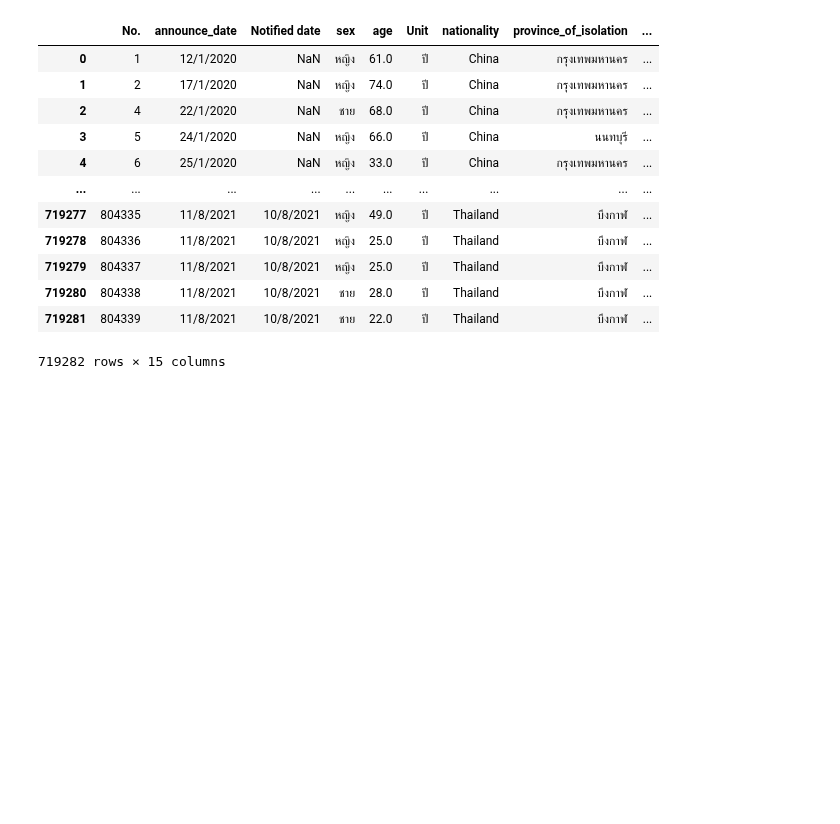
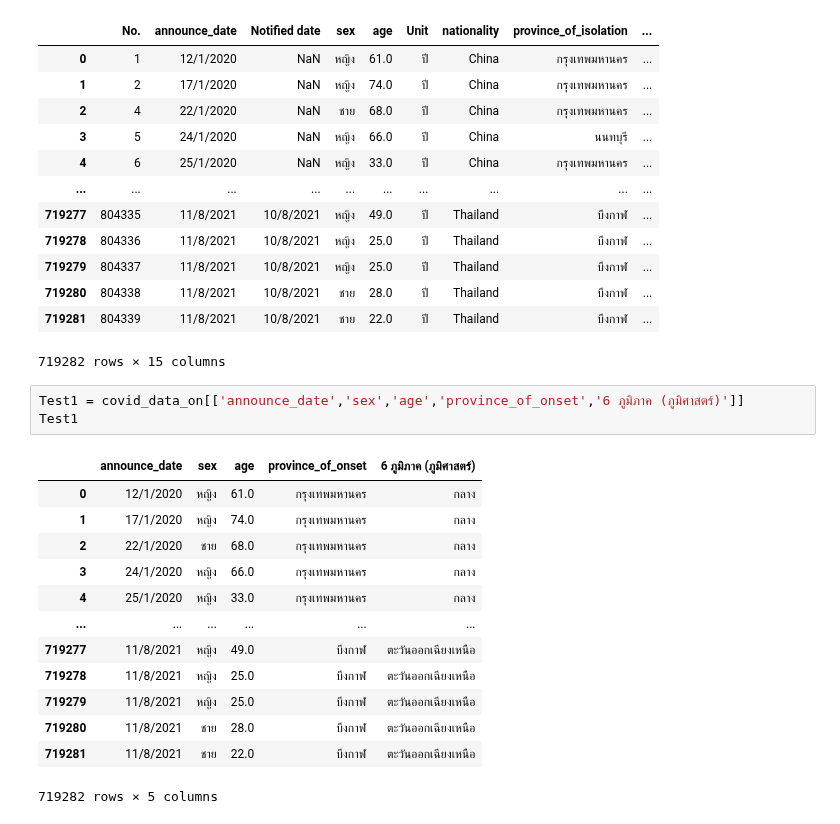
Before and after one commit to sitthatkaja/data_viz_2022, a Jupyter notebook: BasicPython&DataViz_midterm2022.ipynb, the cells around one changed output. Saved outputs shown, nothing was run; the diff lists cells and outputs as text; blank space fills up the shorter version.

```diff
--- a/BasicPython&DataViz_midterm2022.ipynb
+++ b/BasicPython&DataViz_midterm2022.ipynb
@@ -136,3 +136,20 @@ covid_data_on
 | 719280 | 804338 | 11/8/2021 | 10/8/2021 | ชาย | 28.0 | ปี | Thailand | บึงกาฬ | ... |
 | 719281 | 804339 | 11/8/2021 | 10/8/2021 | ชาย | 22.0 | ปี | Thailand | บึงกาฬ | ... |
 719282 rows × 15 columns
+# %%
+Test1 = covid_data_on[['announce_date','sex','age','province_of_onset','6 ภูมิภาค (ภูมิศาสตร์)']]
+Test1
+# %% [output]
+|  | announce_date | sex | age | province_of_onset | 6 ภูมิภาค (ภูมิศาสตร์) |
+| 0 | 12/1/2020 | หญิง | 61.0 | กรุงเทพมหานคร | กลาง |
+| 1 | 17/1/2020 | หญิง | 74.0 | กรุงเทพมหานคร | กลาง |
+| 2 | 22/1/2020 | ชาย | 68.0 | กรุงเทพมหานคร | กลาง |
+| 3 | 24/1/2020 | หญิง | 66.0 | กรุงเทพมหานคร | กลาง |
+| 4 | 25/1/2020 | หญิง | 33.0 | กรุงเทพมหานคร | กลาง |
+| ... | ... | ... | ... | ... | ... |
+| 719277 | 11/8/2021 | หญิง | 49.0 | บึงกาฬ | ตะวันออกเฉียงเหนือ |
+| 719278 | 11/8/2021 | หญิง | 25.0 | บึงกาฬ | ตะวันออกเฉียงเหนือ |
+| 719279 | 11/8/2021 | หญิง | 25.0 | บึงกาฬ | ตะวันออกเฉียงเหนือ |
+| 719280 | 11/8/2021 | ชาย | 28.0 | บึงกาฬ | ตะวันออกเฉียงเหนือ |
+| 719281 | 11/8/2021 | ชาย | 22.0 | บึงกาฬ | ตะวันออกเฉียงเหนือ |
+719282 rows × 5 columns
```
Also changed, not shown: parts of 6 cells of this notebook.
